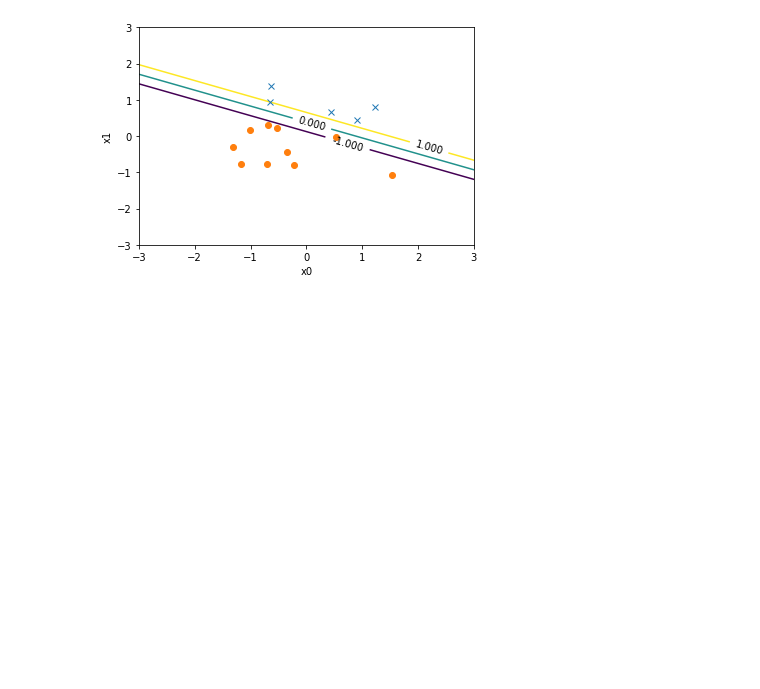
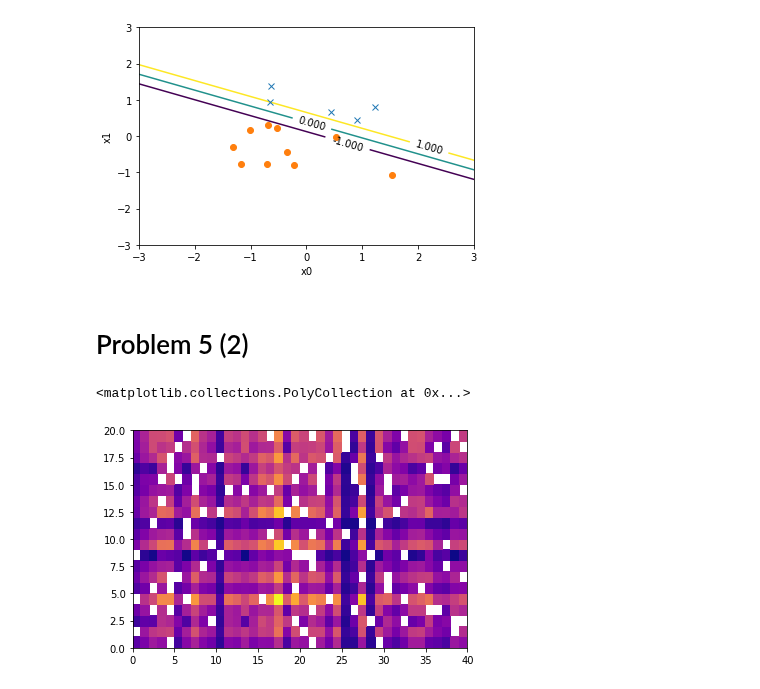
Before and after one commit to singwang-cn/The_first_pattern_recognition, a Jupyter notebook: advanced_ml_mid_assignment.ipynb, the cells around one changed output. Drawn from its saved outputs; the diff is of its cells as text; code cells hidden in the pictures; blank space fills up the shorter version.

```diff
--- a/advanced_ml_mid_assignment.ipynb
+++ b/advanced_ml_mid_assignment.ipynb
@@ -247,3 +248,21 @@ plt.clabel(contour, colors=('k'))
 # %% [output]
 <a list of 3 text.Text objects>
 [figure]
+# %% [markdown]
+# Problem 5 (2)
+# %%
+#dataset3
+np.random.seed(1234)
+m = 20
+n = 40
+r = 2
+A = np.dot(np.random.rand(m, r), np.random.rand(r, n)).flatten()
+ninc = 100
+Q = np.random.permutation(m * n)[:ninc]
+A[Q] = None
+A = A.reshape(m, n)
+
+plt.pcolor(A, cmap=plt.cm.plasma)
+# %% [output]
+<matplotlib.collections.PolyCollection at 0x...>
+[figure, added]
```
Also changed, not shown: parts of 4 cells of this notebook.
